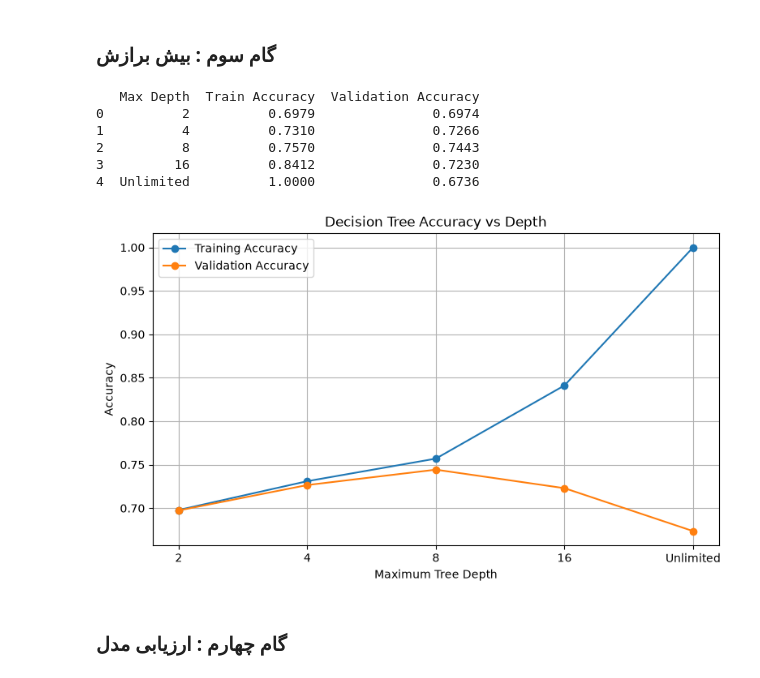
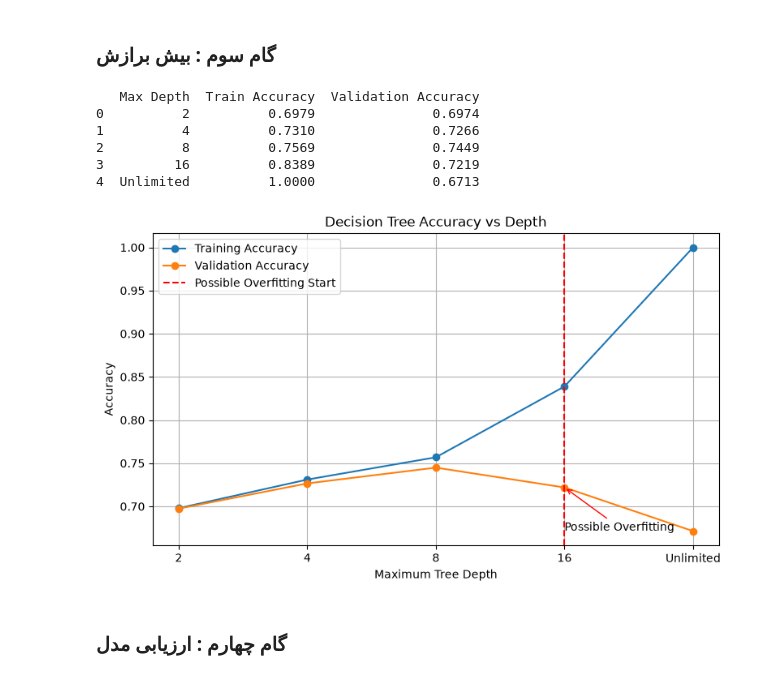
Before and after one commit to Ali-Karkhaneh1384/Data-Mining2, a Jupyter notebook: Code.ipynb, the cells around one changed output. Cells and saved outputs as stored; diff of their text form; code cells hidden in the pictures.

```diff
--- a/Code.ipynb
+++ b/Code.ipynb
@@ -219,6 +224,8 @@ drop_columns = [
     "started_on",
     "esimtated_time_arrive",
     "completed_on",
+    "dispatch_location_long",
+    "dispatch_location_lat",
     "driving_time_to_rider",
     "time_diff",
     "status"
@@ -455,44 +466,60 @@ print(results_df.round(4))
    Max Depth  Train Accuracy  Validation Accuracy
 0          2          0.6979               0.6974
 1          4          0.7310               0.7266
-2          8          0.7570               0.7443
-3         16          0.8412               0.7230
-4  Unlimited          1.0000               0.6736
+2          8          0.7569               0.7449
+3         16          0.8389               0.7219
+4  Unlimited          1.0000               0.6713
 # %%
-
 import matplotlib.pyplot as plt
-
 
 plot_depths = [2, 4, 8, 16, "Unlimited"]
 
 train_scores = results_df["Train Accuracy"]
 val_scores = results_df["Validation Accuracy"]
 
 plt.figure(figsize=(9, 5))
 
 plt.plot(
     range(len(plot_depths)),
     train_scores,
     marker="o",
     label="Training Accuracy"
 )
 
 plt.plot(
     range(len(plot_depths)),
     val_scores,
     marker="o",
     label="Validation Accuracy"
 )
 
+
+best_index = val_scores.idxmax()
+
+if best_index < len(plot_depths) - 1:
+    plt.axvline(
+        x=best_index + 1,
+        color="red",
+        linestyle="--",
+        label="Possible Overfitting Start"
+    )
+
+    plt.annotate(
+        "Possible Overfitting",
+        xy=(best_index + 1, val_scores.iloc[best_index + 1]),
+        xytext=(best_index + 1, val_scores.iloc[best_index + 1] - 0.05),
+        arrowprops=dict(arrowstyle="->", color="red")
+    )
+
 plt.xticks(range(len(plot_depths)), plot_depths)
 plt.xlabel("Maximum Tree Depth")
 plt.ylabel("Accuracy")
 plt.title("Decision Tree Accuracy vs Depth")
 plt.legend()
 plt.grid(True)
 plt.show()
 # %% [output]
-[figure, old version]
+[figure, new version]
 # %% [markdown]
 ### گام چهارم : ارزیابی مدل
 # %% [markdown]
```
Also changed, not shown: parts of 5 cells of this notebook, 1 other file.
